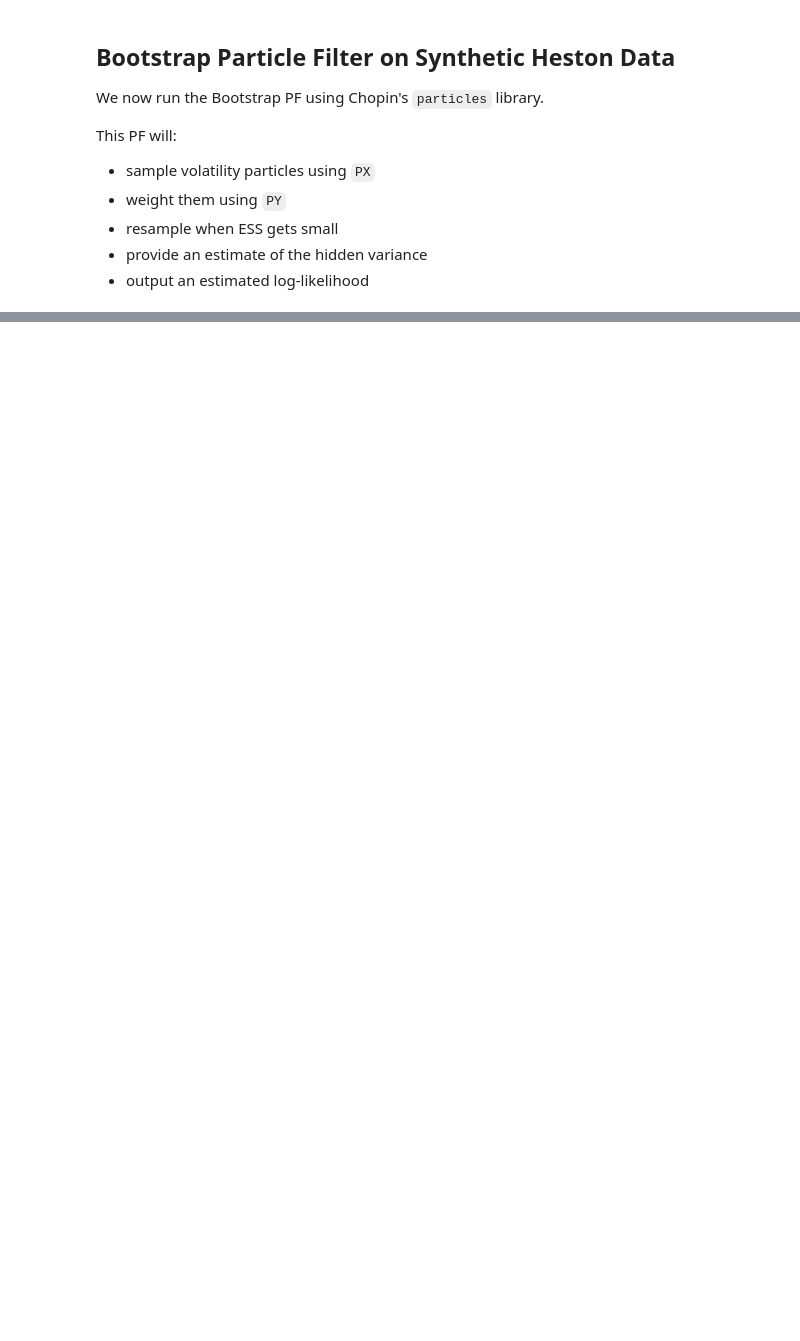
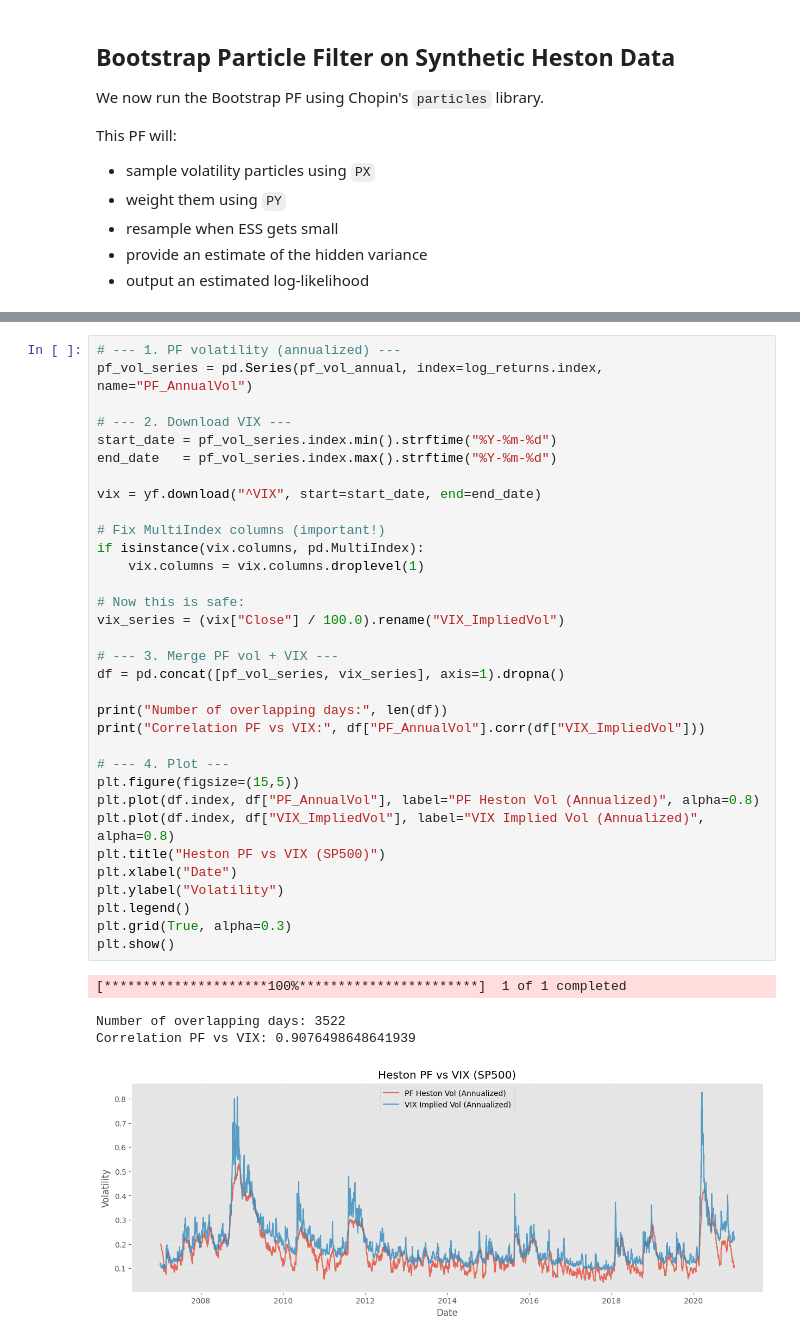
Before and after one commit to MichaelCarloH/heston-particle-filter-calibration, a Jupyter notebook: notebooks/exploration/heston_ssm_bootstrap_pf.ipynb, the cells around one changed output, grey strips where cells are left out. Drawn from its saved outputs; the diff is of its cells as text; blank space fills up the shorter version.

```diff
--- a/notebooks/exploration/heston_ssm_bootstrap_pf.ipynb
+++ b/notebooks/exploration/heston_ssm_bootstrap_pf.ipynb
@@ -402,0 +457,38 @@ IndexError: tuple index out of range
+# %%
+# --- 1. PF volatility (annualized) ---
+pf_vol_series = pd.Series(pf_vol_annual, index=log_returns.index, name="PF_AnnualVol")
+
+# --- 2. Download VIX ---
+start_date = pf_vol_series.index.min().strftime("%Y-%m-%d")
+end_date   = pf_vol_series.index.max().strftime("%Y-%m-%d")
+
+vix = yf.download("^VIX", start=start_date, end=end_date)
+
+# Fix MultiIndex columns (important!)
+if isinstance(vix.columns, pd.MultiIndex):
+    vix.columns = vix.columns.droplevel(1)
+
+# Now this is safe:
+vix_series = (vix["Close"] / 100.0).rename("VIX_ImpliedVol")
+
+# --- 3. Merge PF vol + VIX ---
+df = pd.concat([pf_vol_series, vix_series], axis=1).dropna()
+
+print("Number of overlapping days:", len(df))
+print("Correlation PF vs VIX:", df["PF_AnnualVol"].corr(df["VIX_ImpliedVol"]))
+
+# --- 4. Plot ---
+plt.figure(figsize=(15,5))
+plt.plot(df.index, df["PF_AnnualVol"], label="PF Heston Vol (Annualized)", alpha=0.8)
+plt.plot(df.index, df["VIX_ImpliedVol"], label="VIX Implied Vol (Annualized)", alpha=0.8)
+plt.title("Heston PF vs VIX (SP500)")
+plt.xlabel("Date")
+plt.ylabel("Volatility")
+plt.legend()
+plt.grid(True, alpha=0.3)
+plt.show()
+# %% [output]
+[*********************100%***********************]  1 of 1 completed
+Number of overlapping days: 3522
+Correlation PF vs VIX: 0.9076498648641939
+[figure, added]
```
Also changed, not shown: parts of 13 cells of this notebook, 3 other files.
